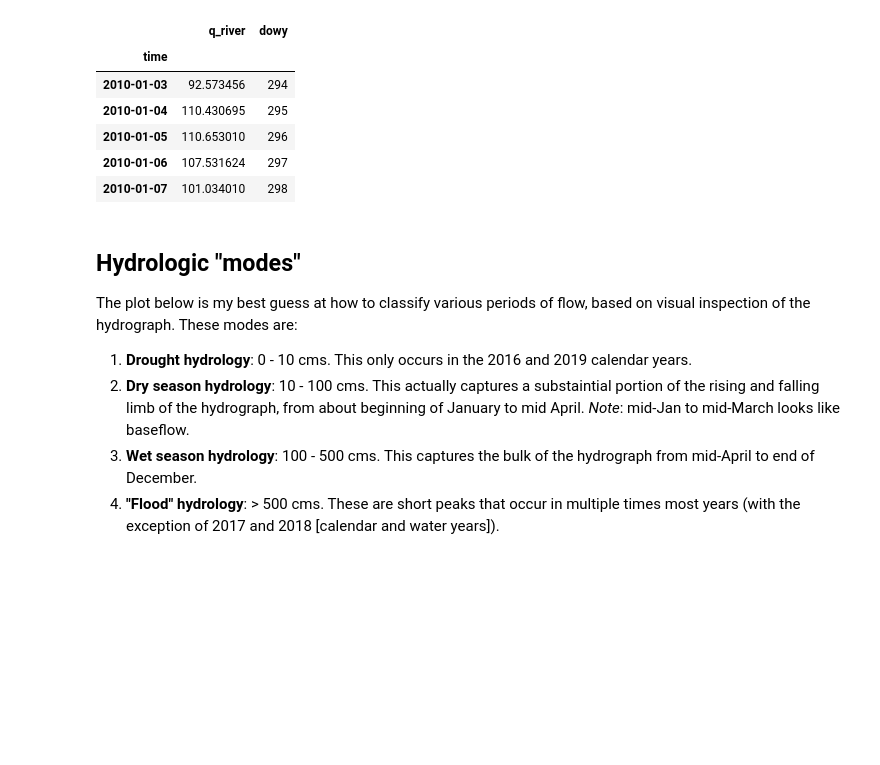
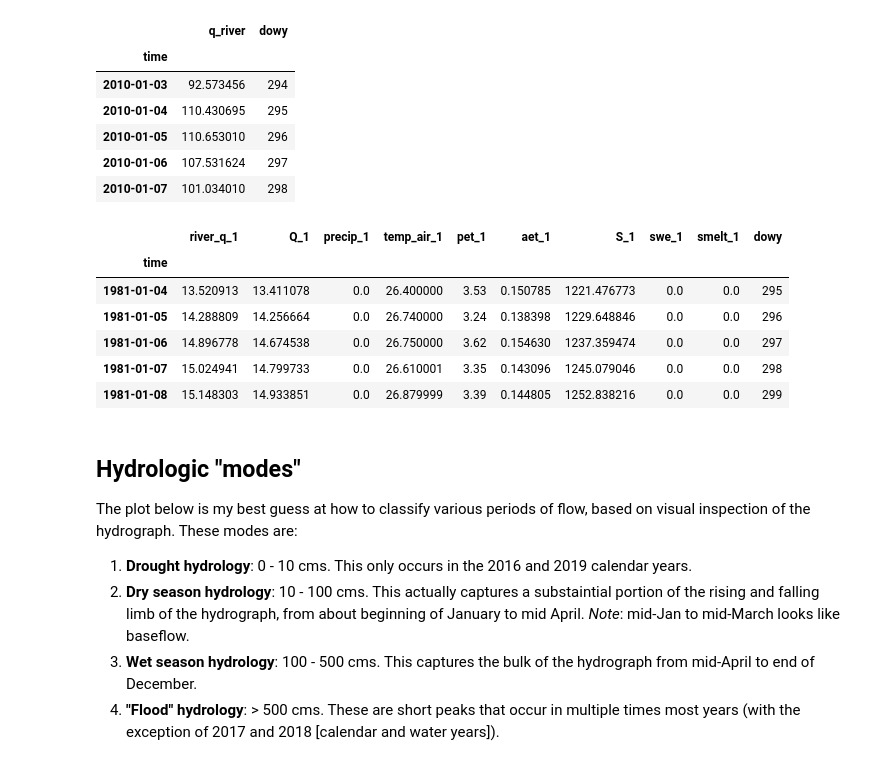
Before and after one commit to JohnRushKucharski/hydropattern, a Jupyter notebook: examples/frio/frio.ipynb, the cells around one changed output. Drawn from its saved outputs; the diff is of its cells as text; code cells hidden in the pictures; blank space fills up the shorter version.

```diff
--- a/examples/frio/frio.ipynb
+++ b/examples/frio/frio.ipynb
@@ -33,6 +33,18 @@ ts.data.head()
 | 2010-01-05 | 110.653010 | 296 |
 | 2010-01-06 | 107.531624 | 297 |
 | 2010-01-07 | 101.034010 | 298 |
+# %%
+df2 = Timeseries.from_csv(str(data2), first_dowy=75).data[2:] # march 15th
+ts2 = Timeseries.from_dataframe(df2, first_dowy=75, path=str(data2))
+ts2.data.head()
+# %% [output]
+|  | river_q_1 | Q_1 | precip_1 | temp_air_1 | pet_1 | aet_1 | S_1 | swe_1 | smelt_1 | dowy |
+| time |  |  |  |  |  |  |  |  |  |  |
+| 1981-01-04 | 13.520913 | 13.411078 | 0.0 | 26.400000 | 3.53 | 0.150785 | 1221.476773 | 0.0 | 0.0 | 295 |
+| 1981-01-05 | 14.288809 | 14.256664 | 0.0 | 26.740000 | 3.24 | 0.138398 | 1229.648846 | 0.0 | 0.0 | 296 |
+| 1981-01-06 | 14.896778 | 14.674538 | 0.0 | 26.750000 | 3.62 | 0.154630 | 1237.359474 | 0.0 | 0.0 | 297 |
+| 1981-01-07 | 15.024941 | 14.799733 | 0.0 | 26.610001 | 3.35 | 0.143096 | 1245.079046 | 0.0 | 0.0 | 298 |
+| 1981-01-08 | 15.148303 | 14.933851 | 0.0 | 26.879999 | 3.39 | 0.144805 | 1252.838216 | 0.0 | 0.0 | 299 |
 # %% [markdown]
 ## Hydrologic "modes"
 The plot below is my best guess at how to classify various periods of flow, based on visual inspection of the hydrograph. These modes are:
```
Also changed, not shown: parts of 3 cells of this notebook, 5 other files.
